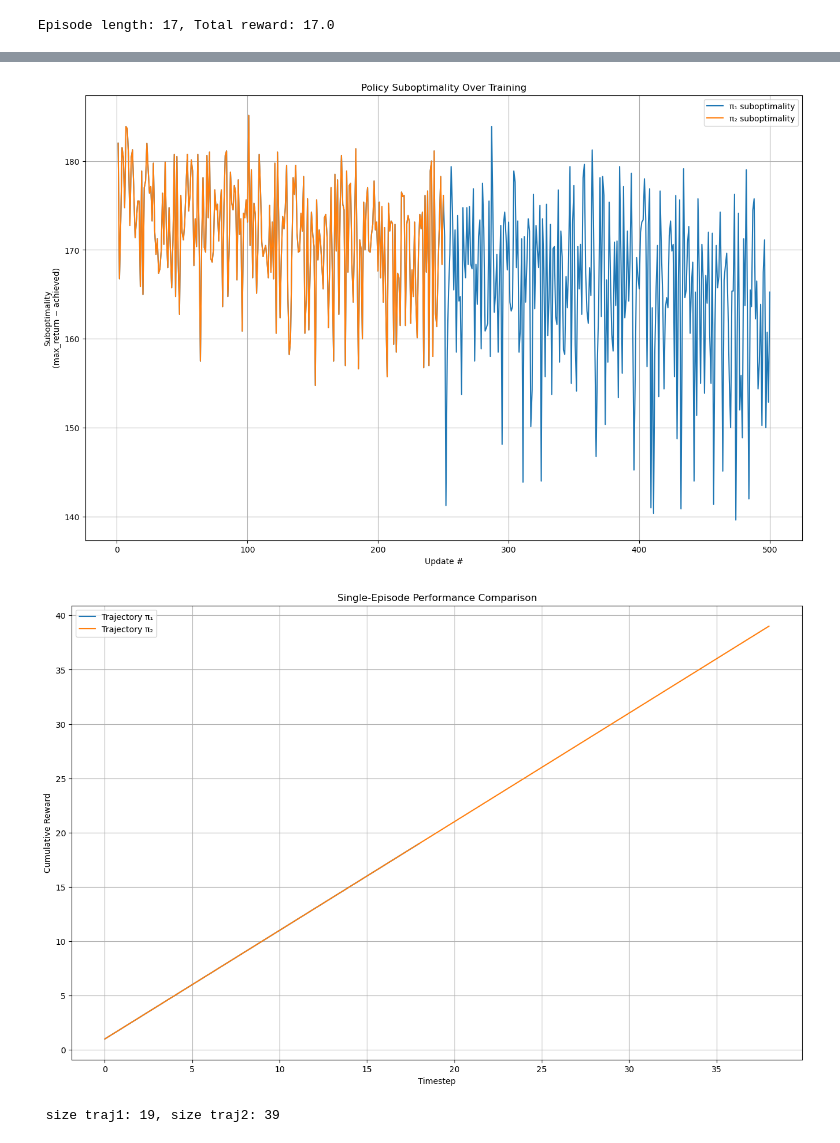
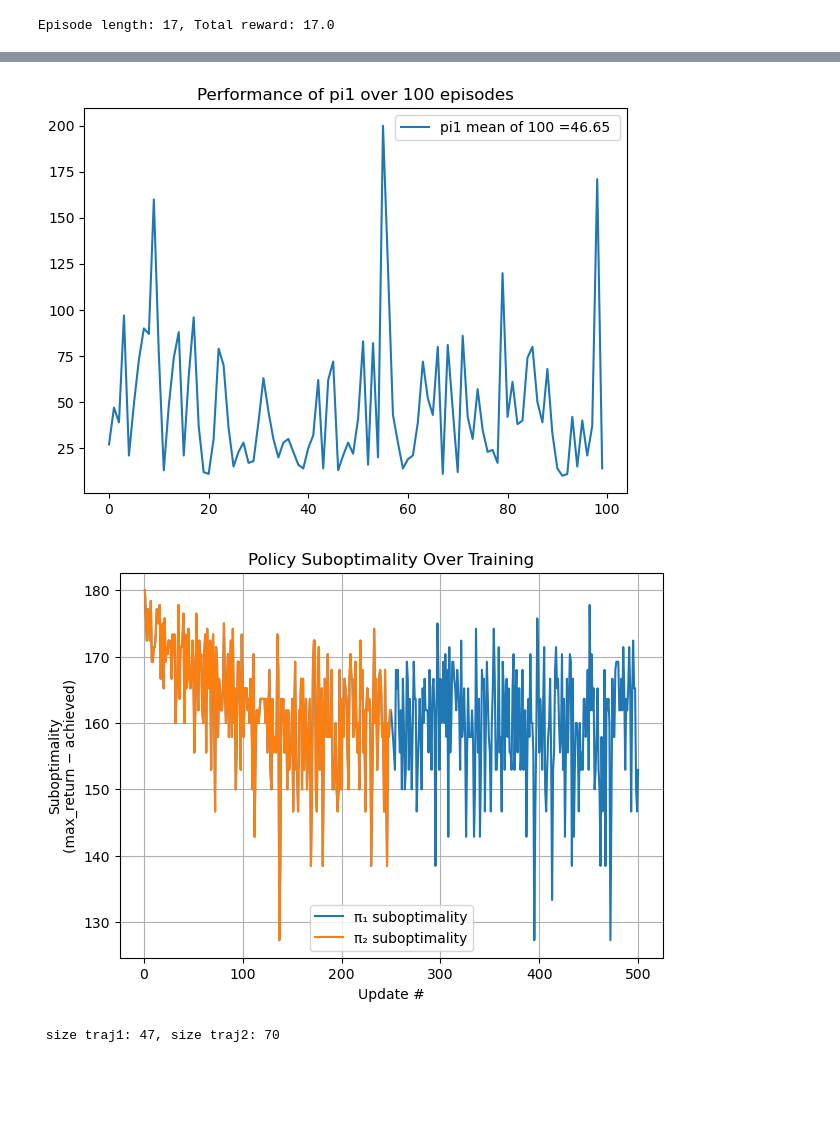
Before and after one commit to yk985/RL-RLHF, a Jupyter notebook: Trajectory_gen.ipynb, the cells around one changed output, grey strips where cells are left out. Cells and saved outputs as stored; diff of their text form; code cells hidden in the pictures; blank space fills up the shorter version.

```diff
--- a/Trajectory_gen.ipynb
+++ b/Trajectory_gen.ipynb
@@ -192,13 +198,26 @@ Collected 200 preference pairs.
 ## Visulization of the policies and trajectories
 # %autoreload 2
 from Generate_traj_func import plot_suboptimality, plot_trajectory_performance
+from PPO import evaluate_policy
 
-
-plot_suboptimality(PPO_reward_per_update, PPO_reward_per_update[0:int(len(PPO_reward_per_update)/2)],200) #in cartpole, 200 is the maximum reward
-plot_trajectory_performance(traj1, traj2)
-print(f" size traj1: {len(traj1)}, size traj2: {len(traj2)}")
+num_episodes = 100
+pi1_mean_reward, pi1_reward = evaluate_policy(pi1, env, n_episodes=num_episodes)
+pi2_mean_reward, pi2_reward = evaluate_policy(pi2, env, n_episodes=num_episodes)
-# %% [output]
-[figure, removed]
-[figure, removed]
- size traj1: 19, size traj2: 39
+# %%
+plt.figure(figsize=(7, 5))
+plt.plot(np.arange(len(pi1_reward)), pi1_reward, label=f"pi1 mean of 100 ={pi1_mean_reward} ")
+plt.title("Performance of pi1 over 100 episodes" )
+plt.legend()
+
+plot_suboptimality(
+    PPO_reward_per_update,
+    PPO_reward_per_update[0 : int(len(PPO_reward_per_update) / 2)],
+    200,
+)  # in cartpole, 200 is the maximum reward
+# plot_trajectory_performance(traj1, traj2)
+print(f" size traj1: {len(traj1)}, size traj2: {len(traj2)}")
+# %% [output]
+[figure, added]
+[figure, added]
+ size traj1: 47, size traj2: 70
 # %%
```
Also changed, not shown: parts of 5 cells of this notebook, 2 other files.
